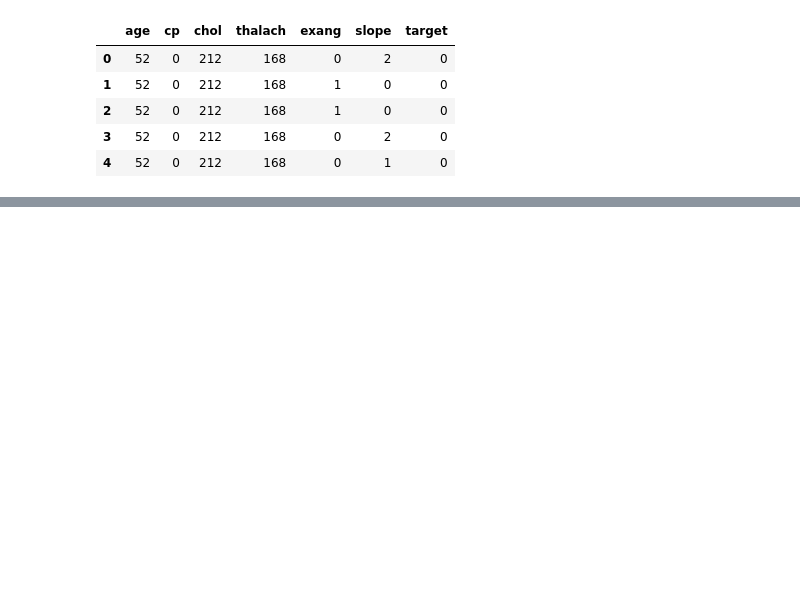
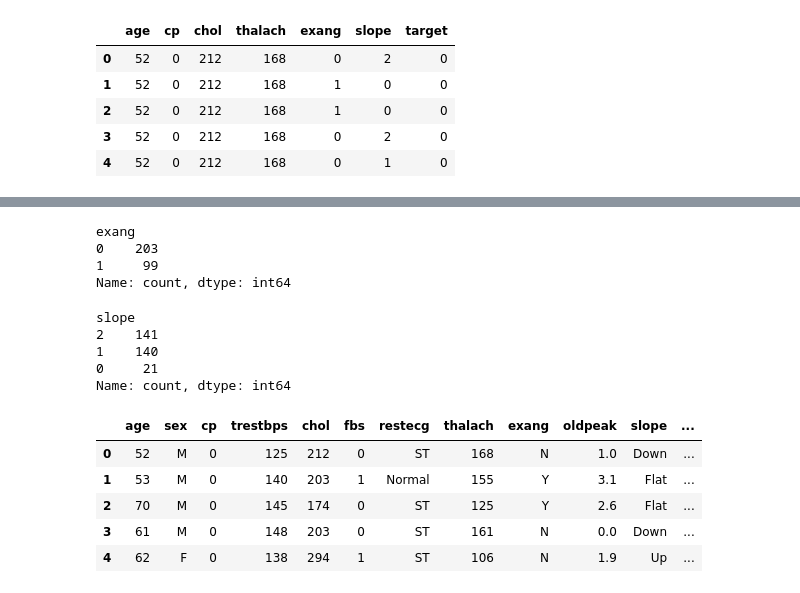
Before and after one commit to NikhilMogare6226/DSBDA, a Jupyter notebook: PART-B(2-1).ipynb, the cells around one changed output, grey strips where cells are left out. Saved outputs shown, nothing was run; the diff lists cells and outputs as text; code cells hidden in the pictures; blank space fills up the shorter version.

```diff
--- a/PART-B(2-1).ipynb
+++ b/PART-B(2-1).ipynb
@@ -291,0 +223,6 @@ Training Confusion Matrix  : [[16  7]
+# %%
+# Replace values in the 'Sex' column of DataFrame 'df'
+# Replace "M" with 1 and "F" with 0
+# inplace=True modifies the DataFrame 'df' in place rather than returning a new DataFrame
+# Replace values in the 'Sex' column of DataFrame 'df' using the recommended syntax
+df["sex"] = df["sex"].replace([1, 0], ["M", "F"])
@@ -291,0 +241,51 @@ Training Confusion Matrix  : [[16  7]
+# %%
+# Replace values in the 'RestingECG' column of DataFrame 'df1'
+# Replace "Normal" with 0, "ST" with 1, and "LVH" with 2
+# inplace=True modifies the DataFrame 'df1' in place rather than returning a new DataFrame
+# Replace values in the 'RestingECG' column of DataFrame 'df' using the recommended syntax
+df["restecg"] = df["restecg"].replace([0, 1, 2], ["Normal", "ST", "LVH"])
+# %%
+# Count the occurrences of each value in the 'ExerciseAngina' column of DataFrame 'df1'
+exercise_angina_counts = df.exang.value_counts()
+
+# Display the count of each unique value in the 'ExerciseAngina' column
+print(exercise_angina_counts)
+# %% [output]
+exang
+0    203
+1     99
+Name: count, dtype: int64
+# %%
+# Replace values in the 'ExerciseAngina' column of DataFrame 'df1'
+# Replace "N" with 0 and "Y" with 1
+# inplace=True modifies the DataFrame 'df1' in place rather than returning a new DataFrame
+# Replace values in the 'ExerciseAngina' column of DataFrame 'df' using the recommended syntax
+df["exang"] = df["exang"].replace([0, 1],["N", "Y"])
+# %%
+# Count the occurrences of each value in the 'ST_Slope' column of DataFrame 'df1'
+st_slope_counts = df.slope.value_counts()
+
+# Display the count of each unique value in the 'ST_Slope' column
+print(st_slope_counts)
+# %% [output]
+slope
+2    141
+1    140
+0     21
+Name: count, dtype: int64
+# %%
+# Replace values in the 'ST_Slope' column of DataFrame 'df1'
+# Replace "Flat" with 0, "Up" with 1, and "Down" with 2
+# inplace=True modifies the DataFrame 'df1' in place rather than returning a new DataFrame
+# Replace values in the 'ST_Slope' column of DataFrame 'df1' using the recommended syntax
+df["slope"] = df["slope"].replace([0, 1, 2], ["Flat", "Up", "Down"])
+# %%
+# Display the first few rows of DataFrame 'df'
+df.head()
+# %% [output]
+|  | age | sex | cp | trestbps | chol | fbs | restecg | thalach | exang | oldpeak | slope | ... |
+| 0 | 52 | M | 0 | 125 | 212 | 0 | ST | 168 | N | 1.0 | Down | ... |
+| 1 | 53 | M | 0 | 140 | 203 | 1 | Normal | 155 | Y | 3.1 | Flat | ... |
+| 2 | 70 | M | 0 | 145 | 174 | 0 | ST | 125 | Y | 2.6 | Flat | ... |
+| 3 | 61 | M | 0 | 148 | 203 | 0 | ST | 161 | N | 0.0 | Down | ... |
+| 4 | 62 | F | 0 | 138 | 294 | 1 | ST | 106 | N | 1.9 | Up | ... |
```
Also changed, not shown: parts of 34 cells of this notebook.
